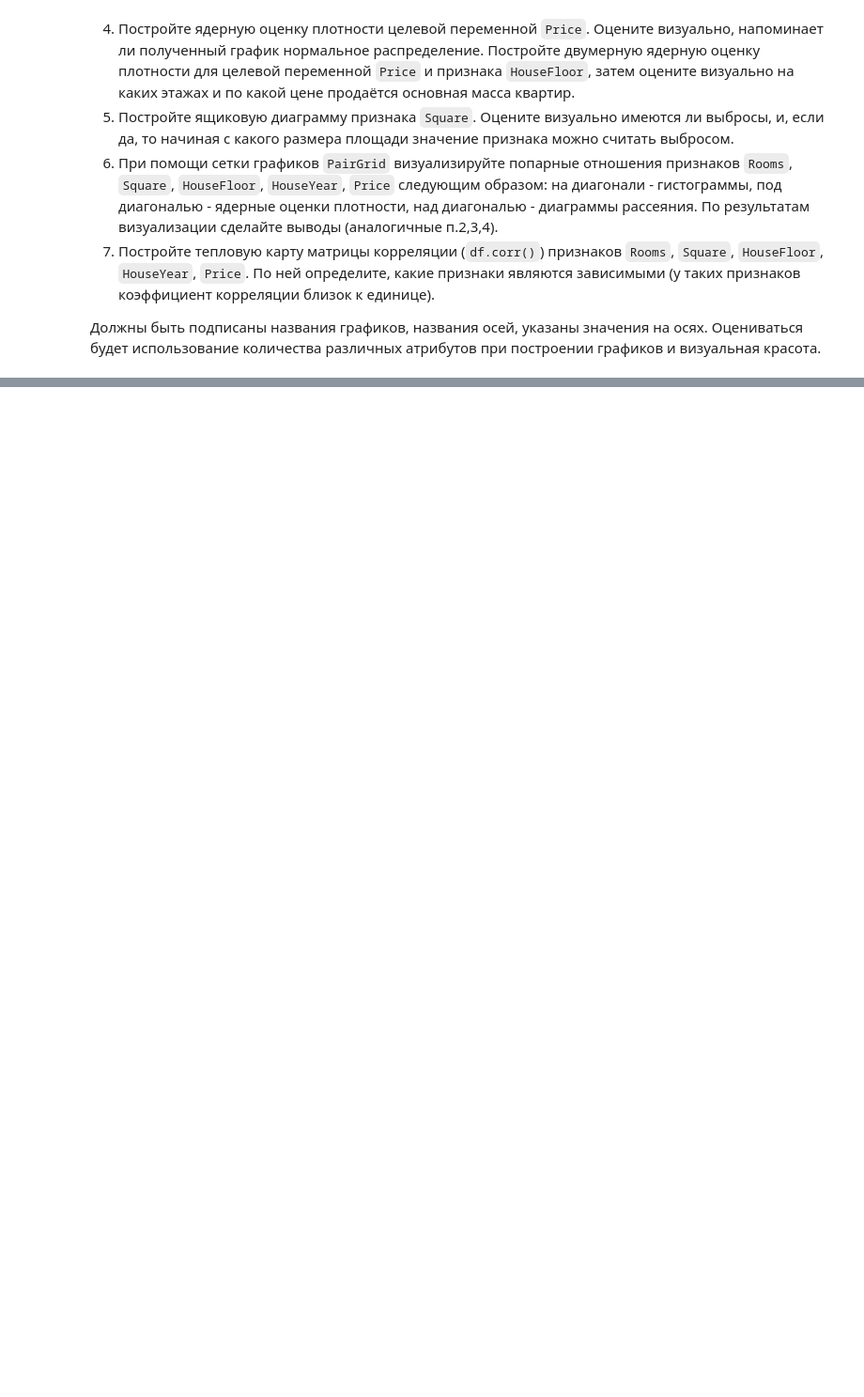
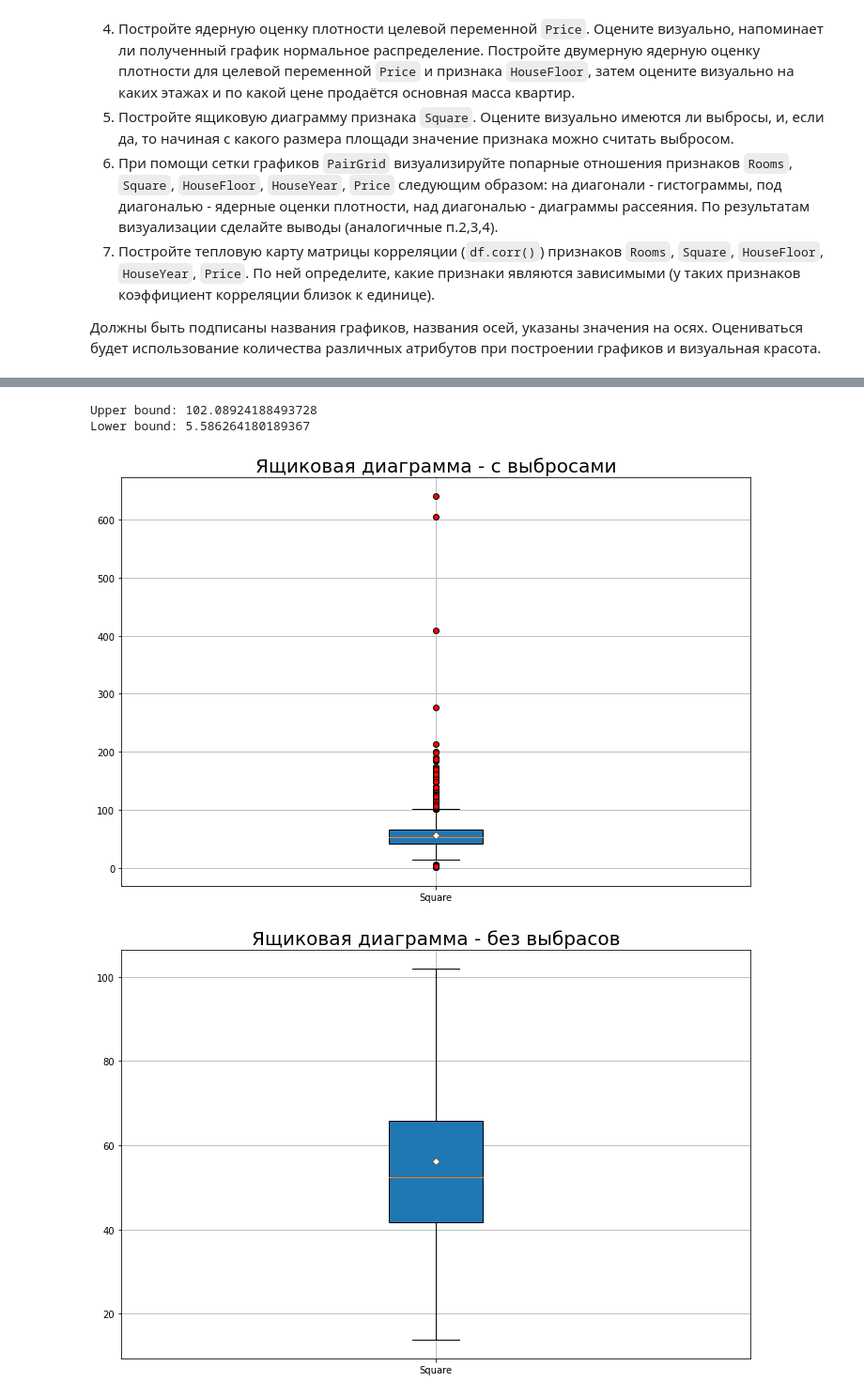
Before and after one commit to nik-boop/ML_course, a Jupyter notebook: MyWork/ML0.4_matplotlib/ML0.4_matplotlib.ipynb, the cells around one changed output, grey strips where cells are left out. Shown: that part at 94% size. Saved outputs shown, nothing was run; the diff lists cells and outputs as text; code cells hidden in the pictures; blank space fills up the shorter version.

```diff
--- a/MyWork/ML0.4_matplotlib/ML0.4_matplotlib.ipynb
+++ b/MyWork/ML0.4_matplotlib/ML0.4_matplotlib.ipynb
@@ -96,0 +106,58 @@ plt.show()
+# %%
+df_copy = df.copy()
+
+flierprops=dict(markerfacecolor='red', marker='o')
+mean_shape = dict(markerfacecolor='#fff', marker='D', markeredgecolor='#555')
+
+square = df_copy["Square"]
+
+column = "Square"
+
+q1 = df_copy[column].quantile(q=0.25)
+q3 = df_copy[column].quantile(q=0.75)
+
+iqr = q3 - q1
+
+upper = (q3+1.5*iqr)
+lower = (q1-1.5*iqr)
+
+print("Upper bound:",upper)
+print("Lower bound:",lower)
+
+fig, axes = plt.subplots(figsize=(12,8))
+
+plt.title("Ящиковая диаграмма - с выбросами", fontsize=20)
+
+plt.boxplot(
+    square,
+    labels=["Square"],
+    patch_artist=True,
+    flierprops=flierprops,
+    showmeans=True,
+    meanprops=mean_shape)
+
+plt.grid(True)
+
+plt.show()
+
+fig, axes = plt.subplots(figsize=(12,8))
+
+plt.title("Ящиковая диаграмма - без выбрасов", fontsize=20)
+
+plt.boxplot(
+    square,
+    labels=["Square"],
+    patch_artist=True,
+    showfliers=False,
+    showmeans=True,
+    meanprops=mean_shape
+    )
+
+plt.grid(True)
+
+plt.show()
+# %% [output]
+Upper bound: 102.08924188493728
+Lower bound: 5.586264180189367
+[figure, added]
+[figure, added]
```
Also changed, not shown: parts of 8 cells of this notebook.
